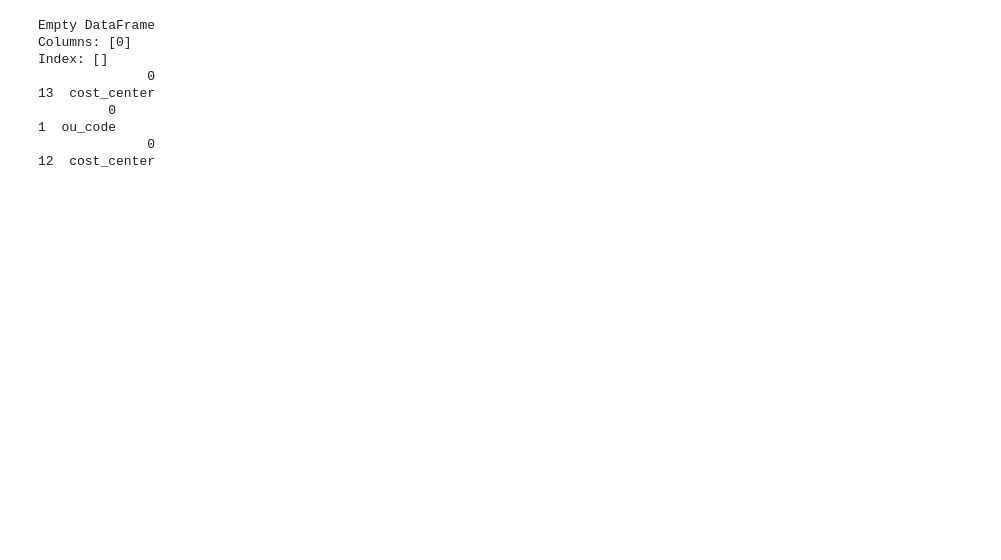
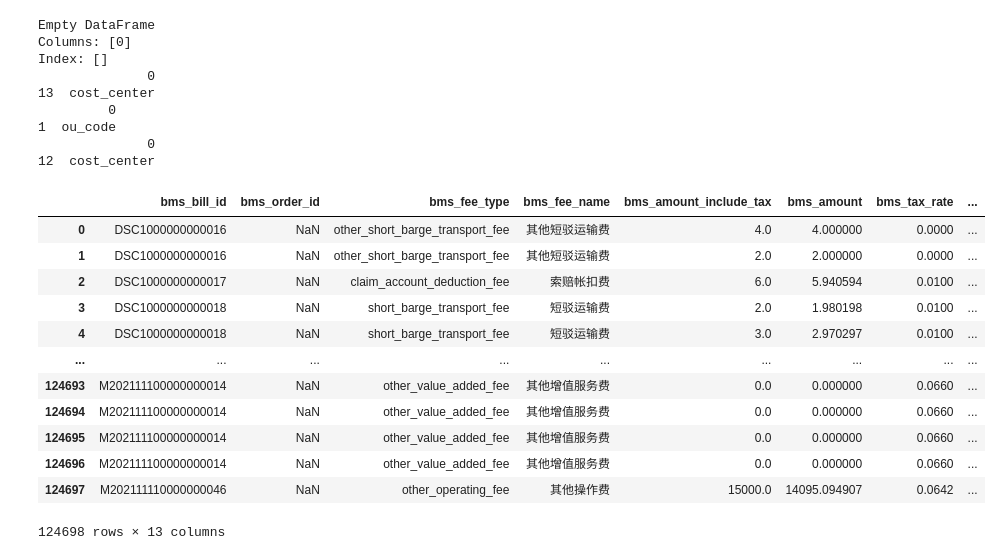
Before and after one commit to fyenne/play8_paint, a Jupyter notebook: profile.ipynb, the cells around one changed output. Saved outputs shown, nothing was run; the diff lists cells and outputs as text; code cells hidden in the pictures; blank space fills up the shorter version.

```diff
--- a/profile.ipynb
+++ b/profile.ipynb
@@ -117,0 +118,16 @@ def to_cust_level(df,  substr_year, **kwargs):
+# %%
+df_bill['bms_bill_end_date'].str.slice()
+# %% [output]
+|  | bms_bill_id | bms_order_id | bms_fee_type | bms_fee_name | bms_amount_include_tax | bms_amount | bms_tax_rate | ... |
+| 0 | DSC1000000000016 | NaN | other_short_barge_transport_fee | 其他短驳运输费 | 4.0 | 4.000000 | 0.0000 | ... |
+| 1 | DSC1000000000016 | NaN | other_short_barge_transport_fee | 其他短驳运输费 | 2.0 | 2.000000 | 0.0000 | ... |
+| 2 | DSC1000000000017 | NaN | claim_account_deduction_fee | 索赔帐扣费 | 6.0 | 5.940594 | 0.0100 | ... |
+| 3 | DSC1000000000018 | NaN | short_barge_transport_fee | 短驳运输费 | 2.0 | 1.980198 | 0.0100 | ... |
+| 4 | DSC1000000000018 | NaN | short_barge_transport_fee | 短驳运输费 | 3.0 | 2.970297 | 0.0100 | ... |
+| ... | ... | ... | ... | ... | ... | ... | ... | ... |
+| 124693 | M202111100000000014 | NaN | other_value_added_fee | 其他增值服务费 | 0.0 | 0.000000 | 0.0660 | ... |
+| 124694 | M202111100000000014 | NaN | other_value_added_fee | 其他增值服务费 | 0.0 | 0.000000 | 0.0660 | ... |
+| 124695 | M202111100000000014 | NaN | other_value_added_fee | 其他增值服务费 | 0.0 | 0.000000 | 0.0660 | ... |
+| 124696 | M202111100000000014 | NaN | other_value_added_fee | 其他增值服务费 | 0.0 | 0.000000 | 0.0660 | ... |
+| 124697 | M202111110000000046 | NaN | other_operating_fee | 其他操作费 | 15000.0 | 14095.094907 | 0.0642 | ... |
+124698 rows × 13 columns
```
Also changed, not shown: parts of 12 cells of this notebook.
